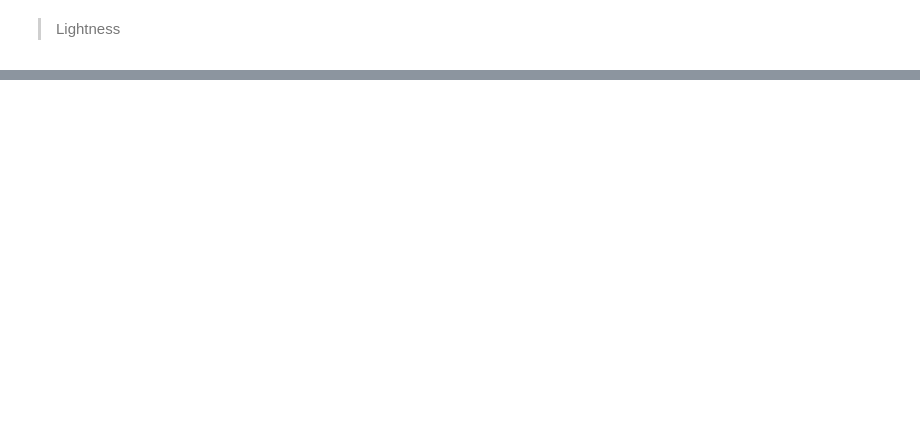
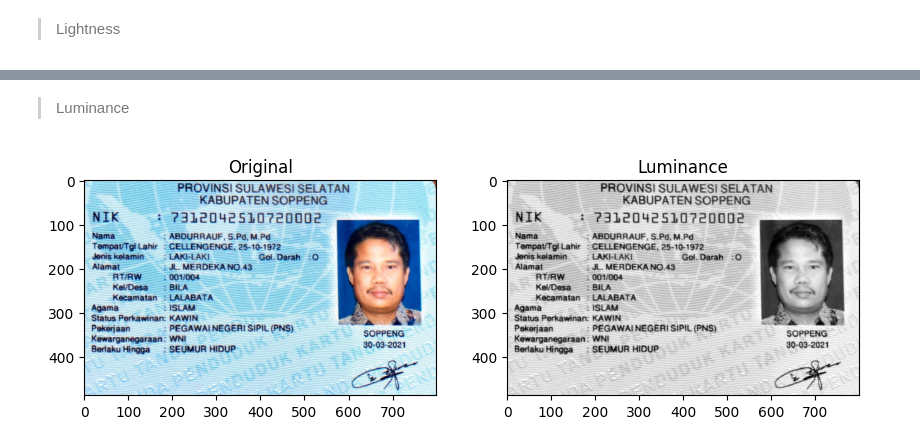
Before and after one commit to Dhiyun/2241720056_MOBILE_2024, a Jupyter notebook: Week_3.ipynb, the cells around one changed output, grey strips where cells are left out. Drawn from its saved outputs; the diff is of its cells as text; code cells hidden in the pictures; blank space fills up the shorter version.

```diff
--- a/Week_3.ipynb
+++ b/Week_3.ipynb
@@ -198,0 +197,26 @@ plt.show()
+# %% [markdown]
+
+
+> Luminance
+# %%
+ktp_lmnc = ktp.copy()
+
+R, G, B = np.split(ktp_lmnc, 3, axis=2)
+
+luminance = ((0.21 * R) + (0.72 * G) + (0.07 * B)).astype(np.uint8)
+
+luminance = np.squeeze(luminance, axis=2)
+
+plt.figure(figsize=(10, 5))
+
+plt.subplot(1, 2, 1)
+plt.title('Original')
+plt.imshow(ktp)
+
+plt.subplot(1, 2, 2)
+plt.title('Luminance')
+plt.imshow(luminance, cmap='gray')
+
+plt.show()
+# %% [output]
+[figure, added]
```
Also changed, not shown: parts of 5 cells of this notebook.
